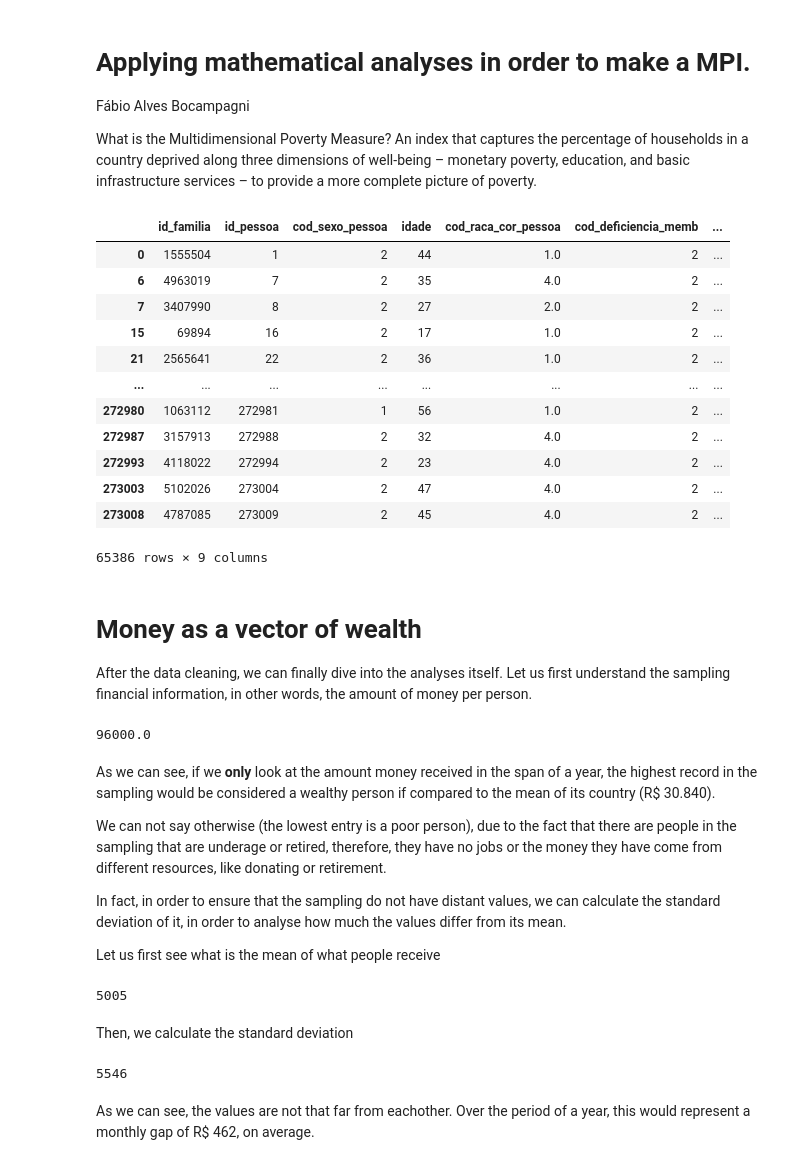
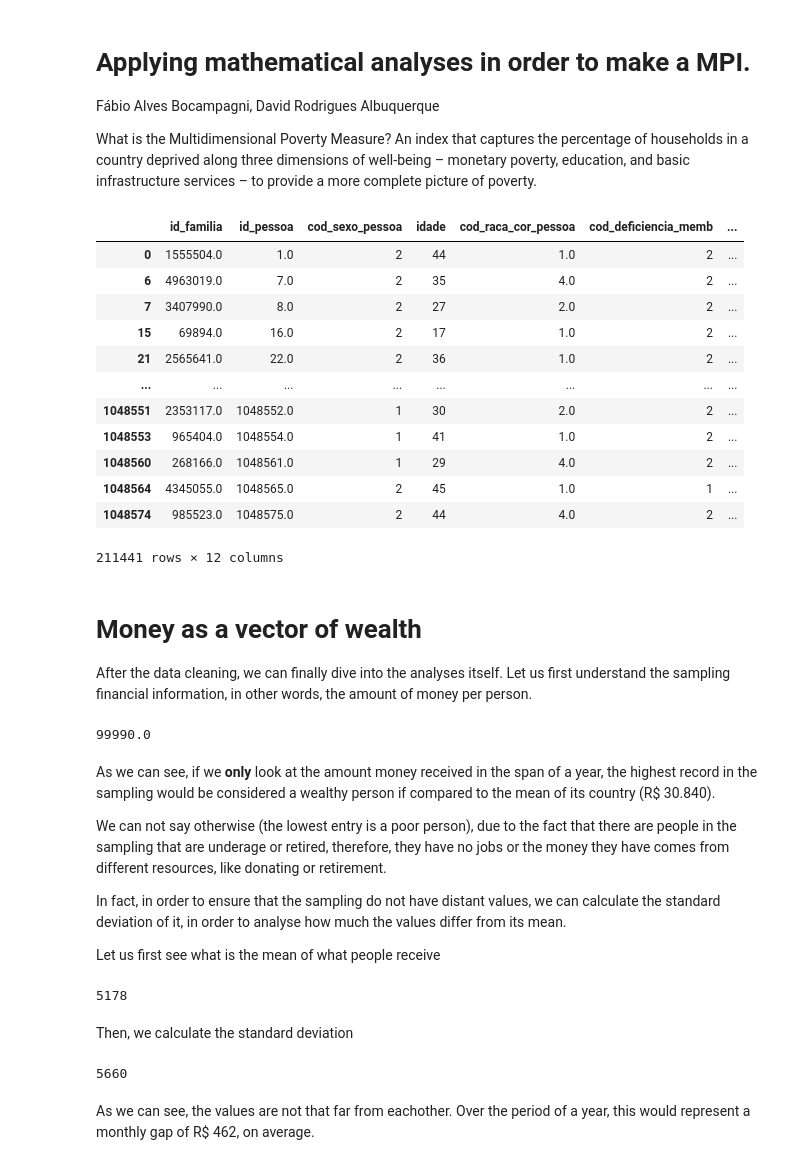
Before and after one commit to Bocampagni/Applied-mathematics, a Jupyter notebook: clustering/poverty_mpi.ipynb, the cells around one changed output. Saved outputs shown, nothing was run; the diff lists cells and outputs as text; code cells hidden in the pictures.

```diff
--- a/clustering/poverty_mpi.ipynb
+++ b/clustering/poverty_mpi.ipynb
@@ -3,46 +3,51 @@
 # %% [markdown]
 # Applying mathematical analyses in order to make a MPI.
 
-Fábio Alves Bocampagni
+Fábio Alves Bocampagni,
+David Rodrigues Albuquerque
+
 
 What is the Multidimensional Poverty Measure? An index that captures the percentage of households in a country deprived along three dimensions of well-being – monetary poverty, education, and basic infrastructure services – to provide a more complete picture of poverty.
 # %%
 import numpy as np
 import matplotlib.pyplot as plt
 import pandas as pd
 
-data = pd.read_csv("/amostra_pessoa.csv")
+data = pd.read_csv("/content/base_amostra_pessoa_201812.csv")
 
 #Creating a sampling sub group, to gather only information that will be used.
 
-cad_unico = data[['id_familia',
-                  'id_pessoa',
+cad_unico = data[['id_familia', 'id_pessoa',
                   'cod_sexo_pessoa',
                   'idade',
                   'cod_raca_cor_pessoa',
                   'cod_deficiencia_memb',
                   'cod_sabe_ler_escrever_memb',
+                  'cod_curso_frequentou_pessoa_memb',
                   'val_renda_bruta_12_meses_memb',
-                  'val_remuner_emprego_memb']].copy()
+                  'cod_principal_trab_memb',
+                  'val_remuner_emprego_memb',
+                  'classf',
+                  ]].copy()
 
 #Avoiding null values in important fields
 cad_unico = cad_unico.dropna(how='any',axis=0)
 
 cad_unico
 # %% [output]
 |  | id_familia | id_pessoa | cod_sexo_pessoa | idade | cod_raca_cor_pessoa | cod_deficiencia_memb | ... |
-| 0 | 1555504 | 1 | 2 | 44 | 1.0 | 2 | ... |
-| 6 | 4963019 | 7 | 2 | 35 | 4.0 | 2 | ... |
-| 7 | 3407990 | 8 | 2 | 27 | 2.0 | 2 | ... |
-| 15 | 69894 | 16 | 2 | 17 | 1.0 | 2 | ... |
-| 21 | 2565641 | 22 | 2 | 36 | 1.0 | 2 | ... |
+| 0 | 1555504.0 | 1.0 | 2 | 44 | 1.0 | 2 | ... |
+| 6 | 4963019.0 | 7.0 | 2 | 35 | 4.0 | 2 | ... |
+| 7 | 3407990.0 | 8.0 | 2 | 27 | 2.0 | 2 | ... |
+| 15 | 69894.0 | 16.0 | 2 | 17 | 1.0 | 2 | ... |
+| 21 | 2565641.0 | 22.0 | 2 | 36 | 1.0 | 2 | ... |
 | ... | ... | ... | ... | ... | ... | ... | ... |
-| 272980 | 1063112 | 272981 | 1 | 56 | 1.0 | 2 | ... |
-| 272987 | 3157913 | 272988 | 2 | 32 | 4.0 | 2 | ... |
-| 272993 | 4118022 | 272994 | 2 | 23 | 4.0 | 2 | ... |
-| 273003 | 5102026 | 273004 | 2 | 47 | 4.0 | 2 | ... |
-| 273008 | 4787085 | 273009 | 2 | 45 | 4.0 | 2 | ... |
+| 1048551 | 2353117.0 | 1048552.0 | 1 | 30 | 2.0 | 2 | ... |
+| 1048553 | 965404.0 | 1048554.0 | 1 | 41 | 1.0 | 2 | ... |
+| 1048560 | 268166.0 | 1048561.0 | 1 | 29 | 4.0 | 2 | ... |
+| 1048564 | 4345055.0 | 1048565.0 | 2 | 45 | 1.0 | 1 | ... |
+| 1048574 | 985523.0 | 1048575.0 | 2 | 44 | 4.0 | 2 | ... |
-65386 rows × 9 columns
+211441 rows × 12 columns
 # %% [markdown]
 # Money as a vector of wealth
 
@@ -50,11 +55,11 @@ After the data cleaning, we can finally dive into the analyses itself. Let us fi
 # %%
 cad_unico['val_renda_bruta_12_meses_memb'].max()
 # %% [output]
-96000.0
+99990.0
 # %% [markdown]
 As we can see, if we **only** look at the amount money received in the span of a year, the highest record in the sampling would be considered a wealthy person if compared to the mean of its country (R$ 30.840).
 
-We can not say otherwise (the lowest entry is a poor person), due to the fact that there are people in the sampling that are underage or retired, therefore, they have no jobs or the money they have come from different resources, like donating or retirement.
+We can not say otherwise (the lowest entry is a poor person), due to the fact that there are people in the sampling that are underage or retired, therefore, they have no jobs or the money they have comes from different resources, like donating or retirement.
 
 In fact, in order to ensure that the sampling do not have distant values, we can calculate the standard deviation of it, in order to analyse how much the values differ from its mean.
 
@@ -62,13 +67,13 @@ Let us first see what is the mean of what people receive
 # %%
 int(cad_unico['val_renda_bruta_12_meses_memb'].mean())
 # %% [output]
-5005
+5178
 # %% [markdown]
 Then, we calculate the standard deviation
 # %%
 int(cad_unico['val_renda_bruta_12_meses_memb'].std())
 # %% [output]
-5546
+5660
 # %% [markdown]
 As we can see, the values are not that far from eachother. Over the period of a year, this would represent a monthly gap of R$ 462, on average.
 # %% [markdown]
```
Also changed, not shown: parts of 19 cells of this notebook.
